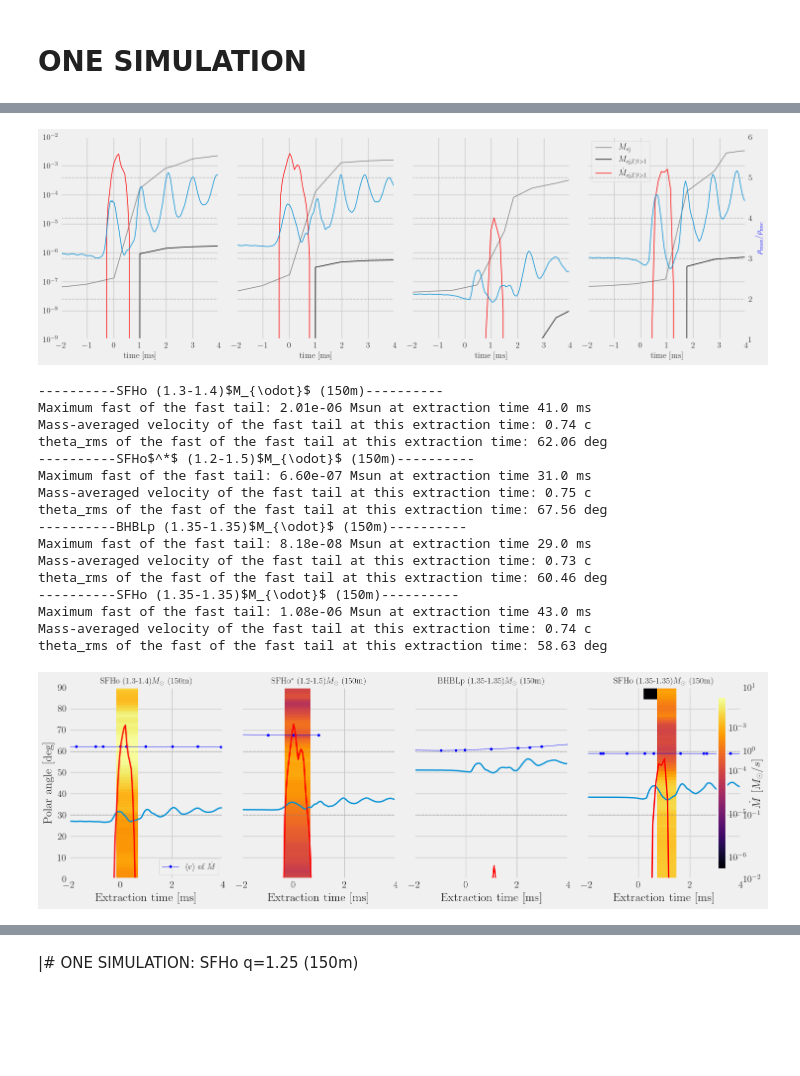
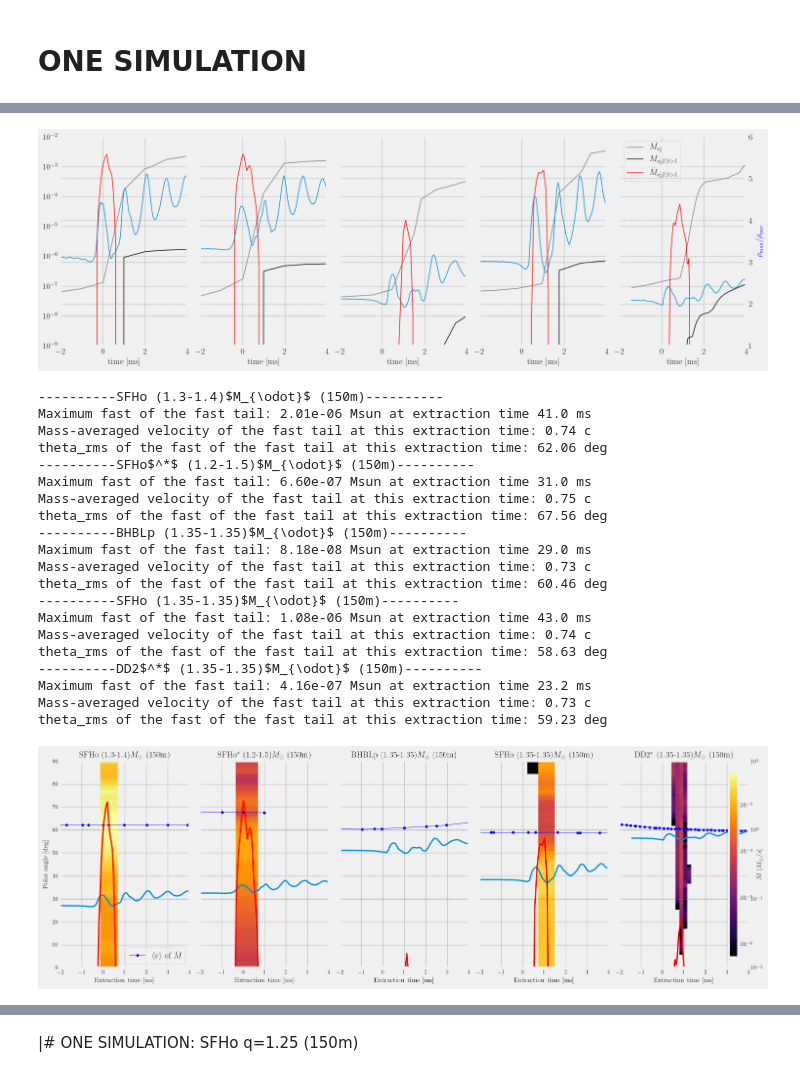
Before and after one commit to vsevolodnedora/PBA_projects, a Jupyter notebook: knafg/knafg_kenta/ejecta_analysis.ipynb, the cells around one changed output, grey strips where cells are left out. Cells and saved outputs as stored; diff of their text form; code cells hidden in the pictures; blank space fills up the shorter version.

```diff
--- a/knafg/knafg_kenta/ejecta_analysis.ipynb
+++ b/knafg/knafg_kenta/ejecta_analysis.ipynb
@@ -553,10 +547,11 @@ def plot_mass_mdot_rho(sim_dics : list[dict], r=592, ylim=(1e-9, 1e-2), ylim2=(1
 plot_mass_mdot_rho([SIMULATIONS["SFHo_13_14_res150"],
                     SIMULATIONS["SFHo_12_15_res150_B15_HLLD"],
                     SIMULATIONS["BHBLp_135_135_res150"],
-                    SIMULATIONS["SFHo_135_135_res150_new"]
+                    SIMULATIONS["SFHo_135_135_res150_new"],
+                    SIMULATIONS["DD2_135_135_res150"]
                     ])
 # %% [output]
-[figure, old version]
+[figure, new version]
 # %%
 # Sumamry
 def print_summary(sim_dics:list[dict]):
@@ -583,7 +578,9 @@ def print_summary(sim_dics:list[dict]):
 print_summary(sim_dics=[SIMULATIONS["SFHo_13_14_res150"],
                         SIMULATIONS["SFHo_12_15_res150_B15_HLLD"],
                         SIMULATIONS["BHBLp_135_135_res150"],
-                        SIMULATIONS["SFHo_135_135_res150_new"]])
+                        SIMULATIONS["SFHo_135_135_res150_new"],
+                        SIMULATIONS["DD2_135_135_res150"]
+                        ])
 # %% [output]
 ----------SFHo (1.3-1.4)$M_{\odot}$ (150m)----------
 Maximum fast of the fast tail: 2.01e-06 Msun at extraction time 41.0 ms
@@ -601,6 +598,10 @@ theta_rms of the fast of the fast tail at this extraction time: 60.46 deg
 Maximum fast of the fast tail: 1.08e-06 Msun at extraction time 43.0 ms
 Mass-averaged velocity of the fast tail at this extraction time: 0.74 c
 theta_rms of the fast of the fast tail at this extraction time: 58.63 deg
+----------DD2$^*$ (1.35-1.35)$M_{\odot}$ (150m)----------
+Maximum fast of the fast tail: 4.16e-07 Msun at extraction time 23.2 ms
+Mass-averaged velocity of the fast tail at this extraction time: 0.73 c
+theta_rms of the fast of the fast tail at this extraction time: 59.23 deg
 # %%
 def plot_mdot2(sim_dics : list[dict],ylim=(0, 90), ylim2=(1e-5, 3e1), xlim=(-2, 4), rext=592, key="fast") -> None:
     fig, axes = plt.subplots(ncols=len(sim_dics), nrows=1, sharey="all", figsize=(15,5))
@@ -663,35 +664,37 @@ def plot_mdot2(sim_dics : list[dict],ylim=(0, 90), ylim2=(1e-5, 3e1), xlim=(-2,
         ax2.plot(data.df_rho["time"] - tmerg, rho_max/rho_max.max(), label=r"$\rho_{\rm max}$", lw=2)
         ax2.plot(data.df_mdot["time"] - tret - tmerg, data.df_mdot[f"mdot_{key}_r{rext}"] * 1000,color="red", lw=2, label=r"$\dot{M}$")
         # ax2.set_ylim(1e-5,1e0)
         ax2.set_yscale("log")
         # ax2.legend()
         ax2.grid(color='gray',ls='--',alpha=.5)
 
         ax.set_xlim(5,25)
 
         if len(ylim) > 0 : ax.set_ylim(*ylim)
         if len(ylim2) > 0 : ax2.set_ylim(*ylim2)
         if len(xlim) > 0 : ax.set_xlim(*xlim)
 
         ax.set_title(sim_dic['label'], fontsize=12)#(r"$\dot{M}$ vs $\rho_{\rm max}$" + f" for {sim_dic['label']}", fontsize=14)
 
         if i!=len(sim_dics)-1:
             ax2.yaxis.set_ticklabels([])
         if i == 0:
             ax.legend(fontsize=12,loc='lower right')
     axes[0].set_ylabel("Polar angle [deg]")
     fig.colorbar(_c, ax=axes[-1],shrink=0.9,pad=.1,label=r"$\dot{M}$ $[M_{\odot}/s]$")
     plt.tight_layout()
     plt.savefig(figs+"mdot_theta_time_and_rho.png",dpi=256)
     plt.savefig(pdfs+"mdot_theta_time_and_rho.pdf")
     plt.show()
 plot_mdot2(sim_dics=[SIMULATIONS["SFHo_13_14_res150"],
                      SIMULATIONS["SFHo_12_15_res150_B15_HLLD"],
                      SIMULATIONS["BHBLp_135_135_res150"],
-                     SIMULATIONS["SFHo_135_135_res150_new"]],
+                     SIMULATIONS["SFHo_135_135_res150_new"],
+                     SIMULATIONS["DD2_135_135_res150"]
+                     ],
            ylim=(0, 90), ylim2=(1e-2, 1e1), xlim=(-2, 4), rext=592, key="fast")
 # %% [output]
-[figure, old version]
+[figure, new version]
 # %%
 # Collate new Mdot Files (USE ONLY ONCE)
 #ej = ProcessRaw(simumlation = SIMULATIONS["SFHo_12_15_res150_B15_HLLD"])
```
Also changed, not shown: parts of 12 cells of this notebook, 2 other files.
